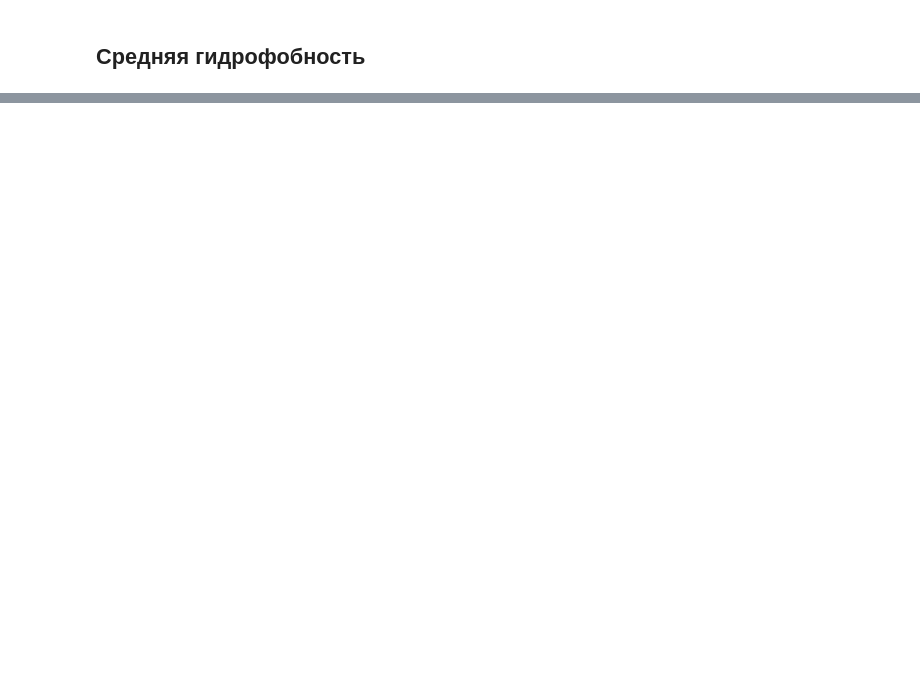
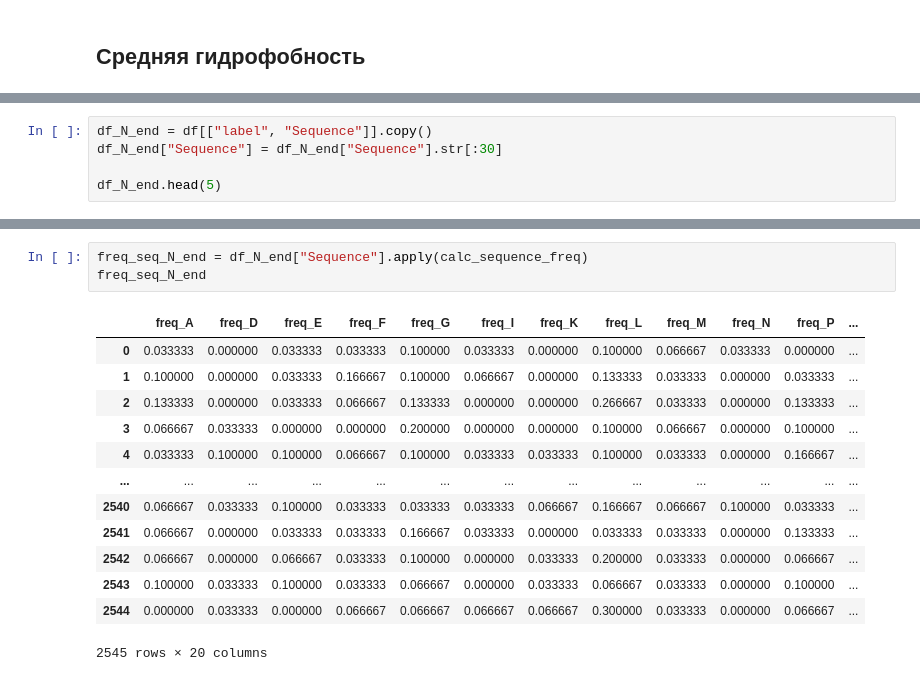
Before and after one commit to EnemyOfDeath7/protein-localization-project, a Jupyter notebook: notebooks/03_eda.ipynb, the cells around one changed output, grey strips where cells are left out. Saved outputs shown, nothing was run; the diff lists cells and outputs as text; blank space fills up the shorter version.

```diff
--- a/notebooks/03_eda.ipynb
+++ b/notebooks/03_eda.ipynb
@@ -385,0 +457,5 @@ Name: Sequence, dtype: float64
+# %%
+df_N_end = df[["label", "Sequence"]].copy()
+df_N_end["Sequence"] = df_N_end["Sequence"].str[:30]
+
+df_N_end.head(5)
@@ -385,0 +469,17 @@ Name: Sequence, dtype: float64
+# %%
+freq_seq_N_end = df_N_end["Sequence"].apply(calc_sequence_freq)
+freq_seq_N_end
+# %% [output]
+|  | freq_A | freq_D | freq_E | freq_F | freq_G | freq_I | freq_K | freq_L | freq_M | freq_N | freq_P | ... |
+| 0 | 0.033333 | 0.000000 | 0.033333 | 0.033333 | 0.100000 | 0.033333 | 0.000000 | 0.100000 | 0.066667 | 0.033333 | 0.000000 | ... |
+| 1 | 0.100000 | 0.000000 | 0.033333 | 0.166667 | 0.100000 | 0.066667 | 0.000000 | 0.133333 | 0.033333 | 0.000000 | 0.033333 | ... |
+| 2 | 0.133333 | 0.000000 | 0.033333 | 0.066667 | 0.133333 | 0.000000 | 0.000000 | 0.266667 | 0.033333 | 0.000000 | 0.133333 | ... |
+| 3 | 0.066667 | 0.033333 | 0.000000 | 0.000000 | 0.200000 | 0.000000 | 0.000000 | 0.100000 | 0.066667 | 0.000000 | 0.100000 | ... |
+| 4 | 0.033333 | 0.100000 | 0.100000 | 0.066667 | 0.100000 | 0.033333 | 0.033333 | 0.100000 | 0.033333 | 0.000000 | 0.166667 | ... |
+| ... | ... | ... | ... | ... | ... | ... | ... | ... | ... | ... | ... | ... |
+| 2540 | 0.066667 | 0.033333 | 0.100000 | 0.033333 | 0.033333 | 0.033333 | 0.066667 | 0.166667 | 0.066667 | 0.100000 | 0.033333 | ... |
+| 2541 | 0.066667 | 0.000000 | 0.033333 | 0.033333 | 0.166667 | 0.033333 | 0.000000 | 0.033333 | 0.033333 | 0.000000 | 0.133333 | ... |
+| 2542 | 0.066667 | 0.000000 | 0.066667 | 0.033333 | 0.100000 | 0.000000 | 0.033333 | 0.200000 | 0.033333 | 0.000000 | 0.066667 | ... |
+| 2543 | 0.100000 | 0.033333 | 0.100000 | 0.033333 | 0.066667 | 0.000000 | 0.033333 | 0.066667 | 0.033333 | 0.000000 | 0.100000 | ... |
+| 2544 | 0.000000 | 0.033333 | 0.000000 | 0.066667 | 0.066667 | 0.066667 | 0.066667 | 0.300000 | 0.033333 | 0.000000 | 0.066667 | ... |
+2545 rows × 20 columns
```
Also changed, not shown: parts of 15 cells of this notebook.
